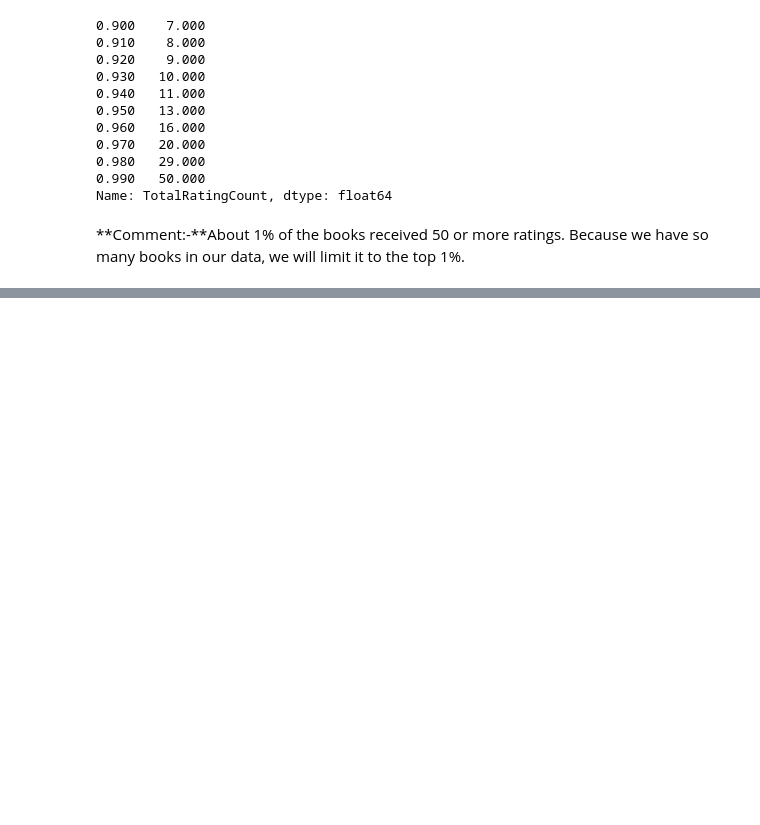
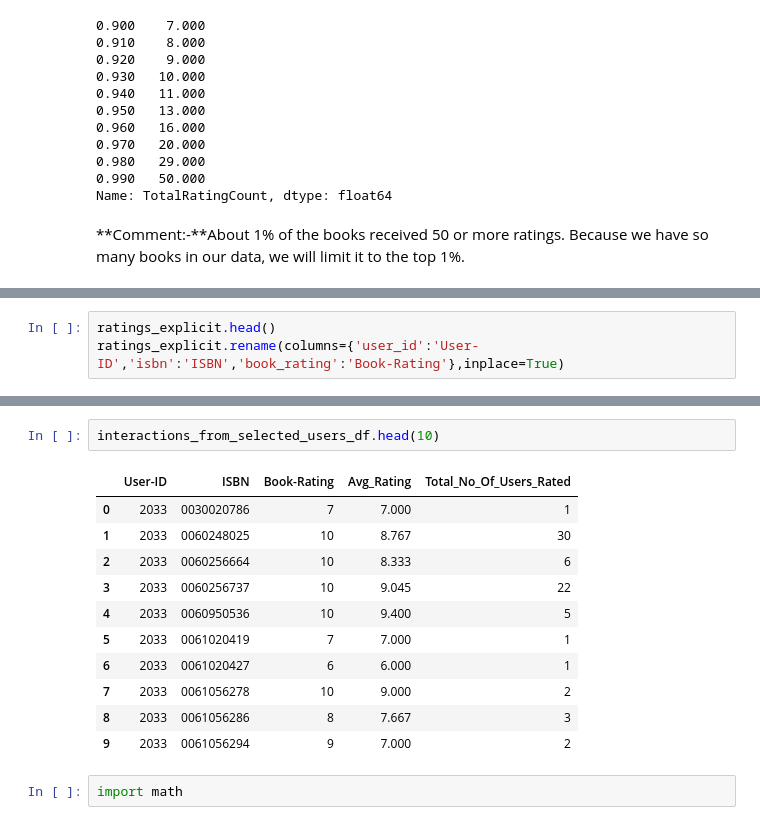
Before and after one commit to KaiwalyaZ/Book-Recommendation-System, a Jupyter notebook: Book_Recommendation_System_Kaiwalya.ipynb, the cells around one changed output, grey strips where cells are left out. Cells and saved outputs as stored; diff of their text form; blank space fills up the shorter version.

```diff
--- a/Book_Recommendation_System_Kaiwalya.ipynb
+++ b/Book_Recommendation_System_Kaiwalya.ipynb
@@ -991,0 +1101,3 @@ Name: TotalRatingCount, dtype: float64
+# %%
+ratings_explicit.head()
+ratings_explicit.rename(columns={'user_id':'User-ID','isbn':'ISBN','book_rating':'Book-Rating'},inplace=True)
@@ -991,0 +1132,16 @@ Name: TotalRatingCount, dtype: float64
+# %%
+interactions_from_selected_users_df.head(10)
+# %% [output]
+|  | User-ID | ISBN | Book-Rating | Avg_Rating | Total_No_Of_Users_Rated |
+| 0 | 2033 | 0030020786 | 7 | 7.000 | 1 |
+| 1 | 2033 | 0060248025 | 10 | 8.767 | 30 |
+| 2 | 2033 | 0060256664 | 10 | 8.333 | 6 |
+| 3 | 2033 | 0060256737 | 10 | 9.045 | 22 |
+| 4 | 2033 | 0060950536 | 10 | 9.400 | 5 |
+| 5 | 2033 | 0061020419 | 7 | 7.000 | 1 |
+| 6 | 2033 | 0061020427 | 6 | 6.000 | 1 |
+| 7 | 2033 | 0061056278 | 10 | 9.000 | 2 |
+| 8 | 2033 | 0061056286 | 8 | 7.667 | 3 |
+| 9 | 2033 | 0061056294 | 9 | 7.000 | 2 |
+# %%
+import math
```
Also changed, not shown: parts of 42 cells of this notebook.
